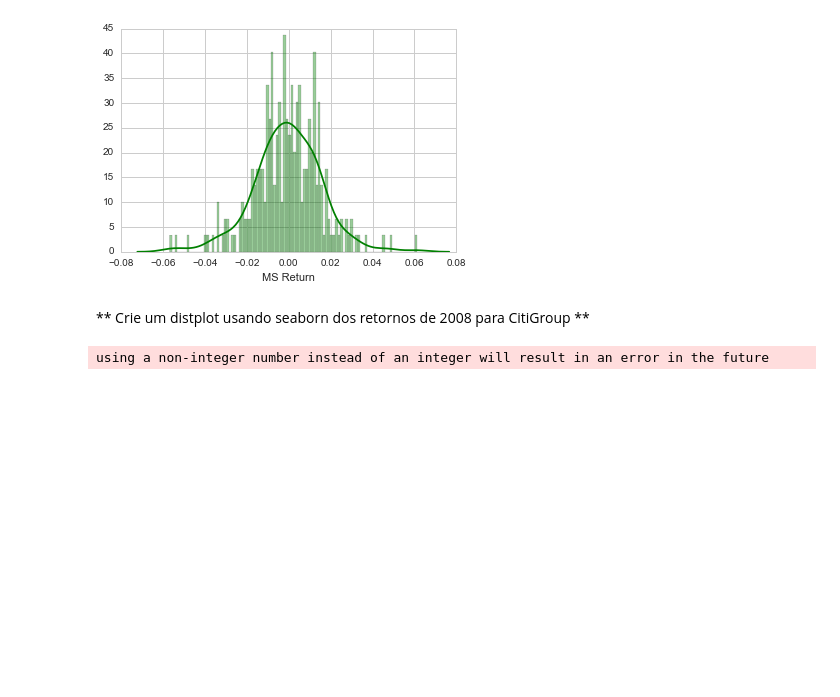
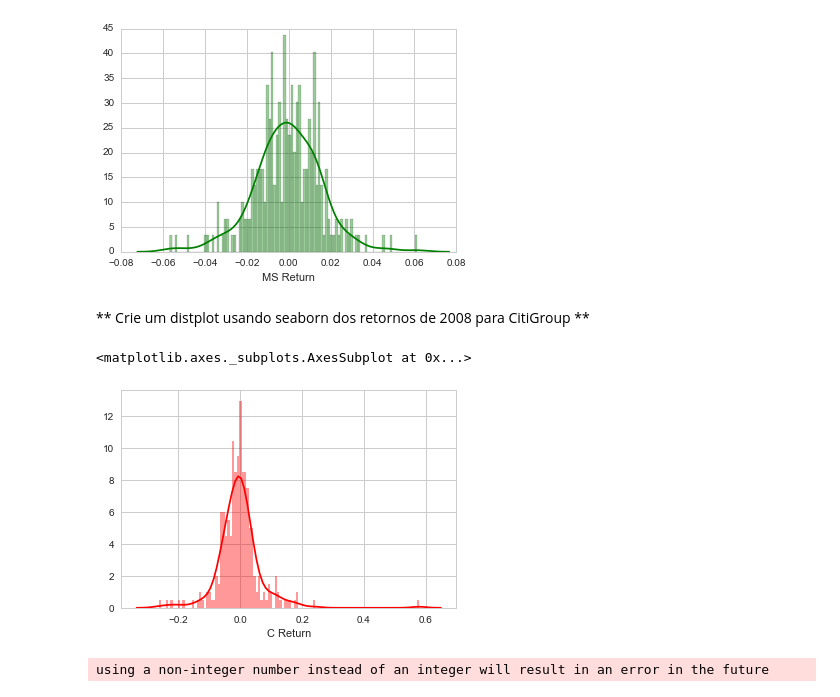
Before and after one commit to jonatasleon/data-science-py, a Jupyter notebook: apostilas/4. Projetos de dados/Projeto de dados de finanças.ipynb, the cells around one changed output. Cells and saved outputs as stored; diff of their text form; code cells hidden in the pictures; blank space fills up the shorter version.

```diff
--- a/apostilas/4. Projetos de dados/Projeto de dados de finanças.ipynb
+++ b/apostilas/4. Projetos de dados/Projeto de dados de finanças.ipynb
@@ -320,6 +345,11 @@ using a non-integer number instead of an integer will result in an error in the
 [figure]
 # %% [markdown]
 ** Crie um distplot usando seaborn dos retornos de 2008 para CitiGroup **
+# %%
+sns.distplot(returns.loc['2008-01-01':'2008-12-31']['C Return'], bins=110, color='r')
+# %% [output]
+<matplotlib.axes._subplots.AxesSubplot at 0x...>
+[figure, added]
 # %%
 # %% [output]
 using a non-integer number instead of an integer will result in an error in the future
```
Also changed, not shown: parts of 10 cells of this notebook.
